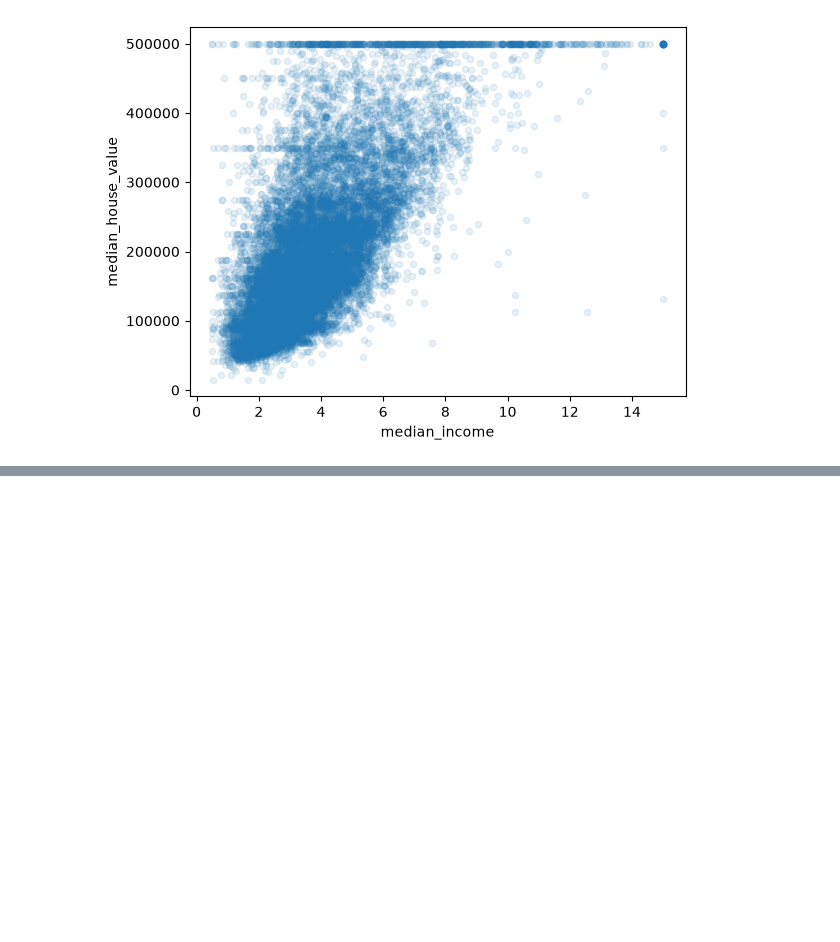
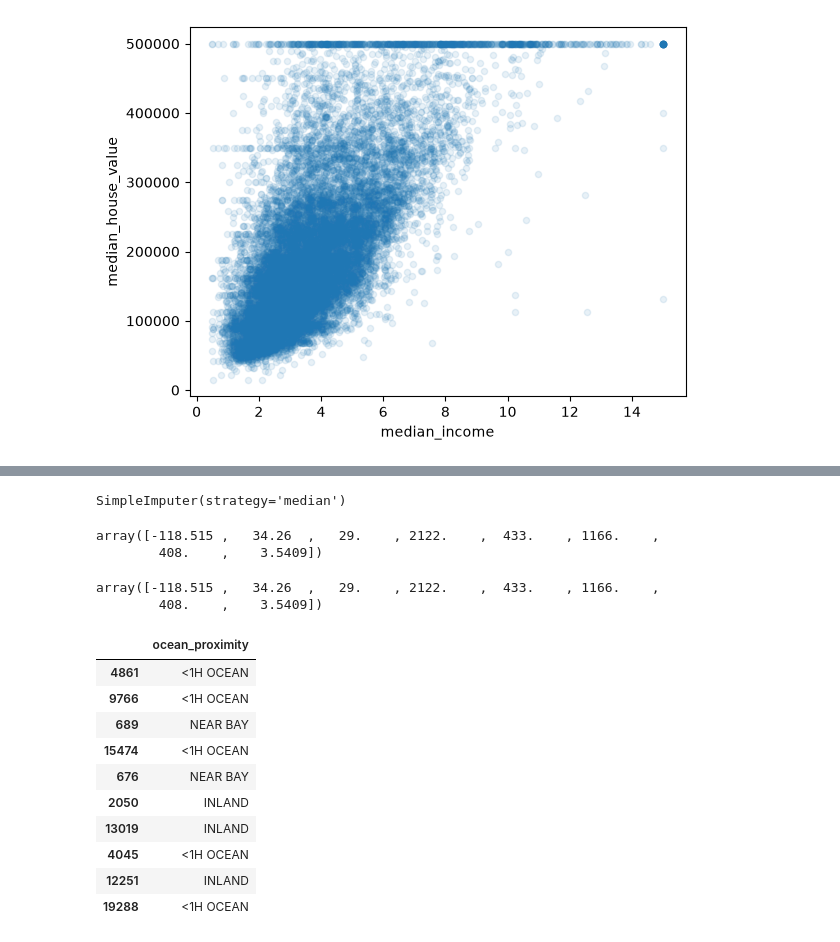
Before and after one commit to ridhijaiin/HousePricePrediction, a Jupyter notebook: predictor.ipynb, the cells around one changed output, grey strips where cells are left out. Saved outputs shown, nothing was run; the diff lists cells and outputs as text; code cells hidden in the pictures; blank space fills up the shorter version.

Commit message:
train models

```diff
--- a/predictor.ipynb
+++ b/predictor.ipynb
@@ -106,0 +131,2 @@ df.plot(kind='scatter', x='median_income', y='median_house_value', alpha=0.1)
+# %%
+df = strat_train_set.drop('median_house_value', axis =1 )
@@ -106,0 +141,14 @@ df.plot(kind='scatter', x='median_income', y='median_house_value', alpha=0.1)
+# %%
+imputer.fit(df_num)
+# %% [output]
+SimpleImputer(strategy='median')
+# %%
+imputer.statistics_
+# %% [output]
+array([-118.515 ,   34.26  ,   29.    , 2122.    ,  433.    , 1166.    ,
+        408.    ,    3.5409])
+# %%
+df_num.median().values
+# %% [output]
+array([-118.515 ,   34.26  ,   29.    , 2122.    ,  433.    , 1166.    ,
+        408.    ,    3.5409])
@@ -106,0 +157,15 @@ df.plot(kind='scatter', x='median_income', y='median_house_value', alpha=0.1)
+# %%
+df_cat = df[['ocean_proximity']]
+df_cat.head(10)
+# %% [output]
+|  | ocean_proximity |
+| 4861 | <1H OCEAN |
+| 9766 | <1H OCEAN |
+| 689 | NEAR BAY |
+| 15474 | <1H OCEAN |
+| 676 | NEAR BAY |
+| 2050 | INLAND |
+| 13019 | INLAND |
+| 4045 | <1H OCEAN |
+| 12251 | INLAND |
+| 19288 | <1H OCEAN |
```
Also changed, not shown: parts of 33 cells of this notebook.
